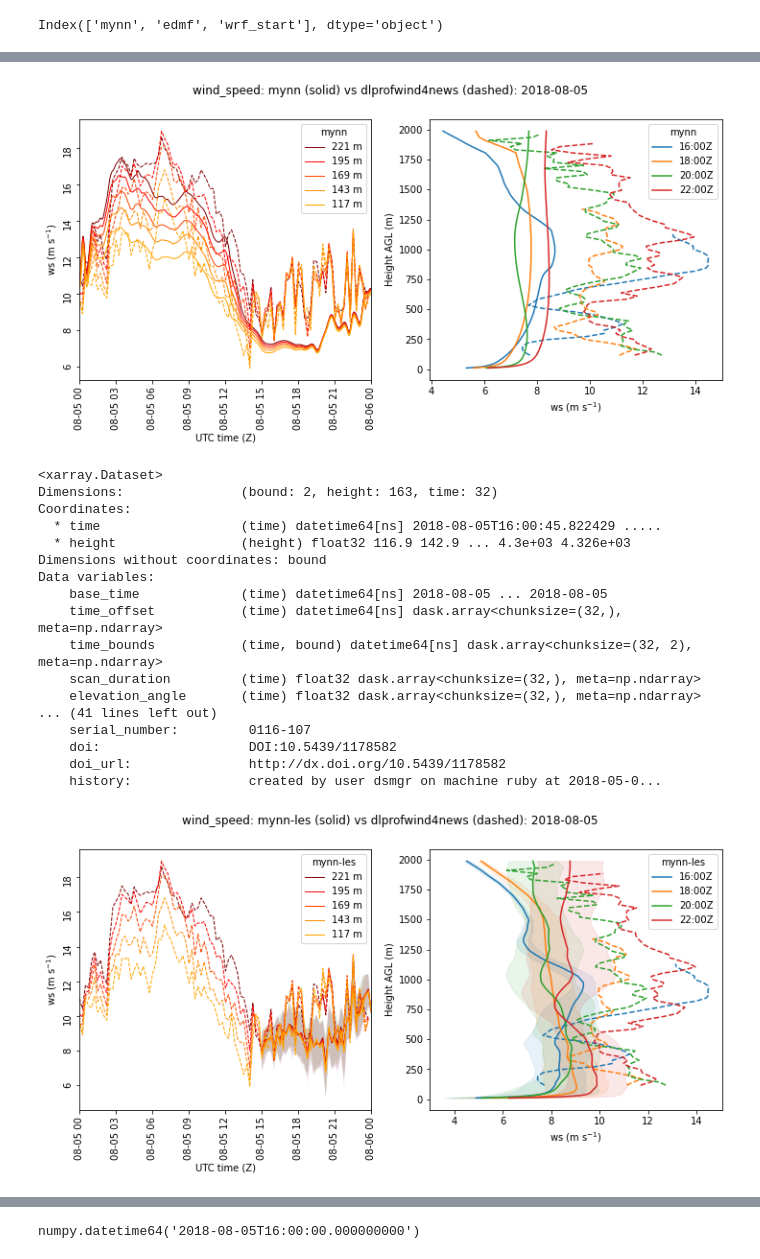
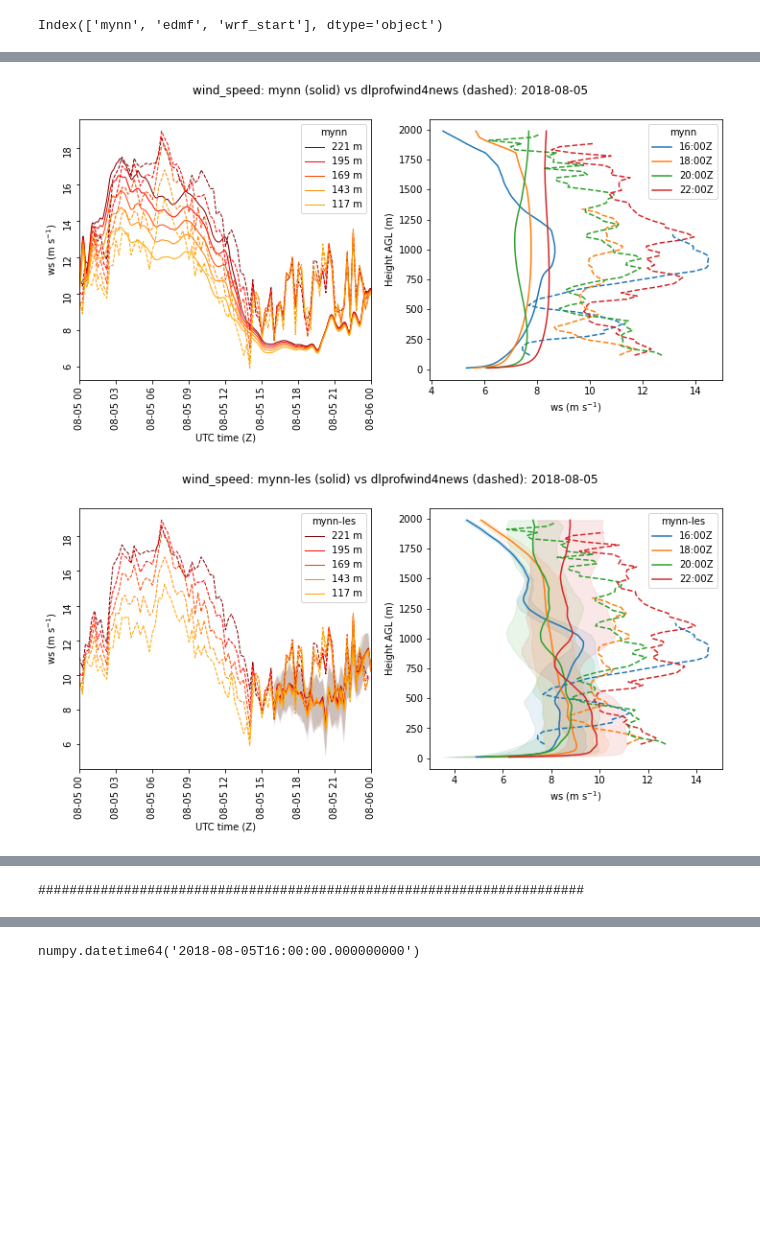
Before and after one commit to joejoeyjoseph/mmc-pnnl-j3, a Jupyter notebook: sgp/eagle/03a_read_meso_j3-les-d03-wrf_compare_uvw.ipynb, the cells around one changed output, grey strips where cells are left out. Cells and saved outputs as stored; diff of their text form; code cells hidden in the pictures; blank space fills up the shorter version.

```diff
--- a/sgp/eagle/03a_read_meso_j3-les-d03-wrf_compare_uvw.ipynb
+++ b/sgp/eagle/03a_read_meso_j3-les-d03-wrf_compare_uvw.ipynb
@@ -126,0 +163,16 @@ obs_ds, wrf_meso_ds, wrf_les_ds_mean, wrf_les_ds_std = read_wp_wrf_1day(dlprofwi
+# %%
+wrf_dict = {'mynn': wrf_meso_ds, 'mynn-les': wrf_les_ds}
+
+# get start & end time to trim time series
+time_start = np.max([wrf_meso_ds['datetime'].min().values, wrf_les_ds['datetime'].min().values,
+                     obs_ds['time'].min().values]) + les_spinup
+time_end = np.min([wrf_meso_ds['datetime'].max().values, wrf_les_ds['datetime'].max().values,
+                   obs_ds['time'].max().values])
+
+# start w/ obs
+time_freq = obs_ds.sel(time=slice(time_start, time_end))['time']
+
+wrf_les_ds_cut = wrf_les_ds.sel(datetime=slice(time_start, wrf_les_ds['datetime'].max().values))
+
+wrf_les_ds_mean = wrf_les_ds_cut.resample(datetime=les_avg_time).mean()
+wrf_les_ds_std = wrf_les_ds_cut.resample(datetime=les_avg_time).std()
@@ -164,22 +236,15 @@ def plot_wp_ts_profile(eval_date, wrf_run, wrf_ds, wp_ds, wrf_var, wp_var, var_u
 
     wrf_synctime = wrf_ds.sel(datetime=freq, method='nearest')
     wp_synctime = wp_ds.sel(time=freq, method='nearest')
-    print(wp_synctime)
 
     wrf_hgt_top_i = (wrf_synctime['height'] < profile_hgt_thres).sum().values
     wp_hgt_top_i = (wp_synctime['height'] < profile_hgt_thres).sum().values
-
-#     print(list(wp_synctime['time']))
 
     profile_lc = list(mcolors.TABLEAU_COLORS)
 
     for ind, time_i in enumerate(list(range(len(wp_synctime['time']))[0::8])):
 
-#         print(time_i)
-
-        wrf_time = wrf_synctime['time'][time_i].values.astype('datetime64[s]').tolist()
-
-#         print(wrf_time)
+        wrf_time = wrf_synctime['datetime'][time_i].values.astype('datetime64[s]').tolist()
 
         ax[1].plot(wrf_synctime[wrf_var][time_i, :wrf_hgt_top_i, 0],
                    wrf_synctime['height'][:wrf_hgt_top_i],
@@ -242,20 +279,7 @@ Data variables:
 # %%
-lev_i=0
-
-wrf_dict = {'mynn': wrf_meso_ds, 'mynn-les': wrf_les_ds_mean}
-
-# get start & end time to trim time series
-time_start = np.max([wrf_meso_ds['datetime'].min().values, wrf_les_ds_mean['datetime'].min().values,
-                     obs_ds['time'].min().values]) + les_spinup
-time_end = np.min([wrf_meso_ds['datetime'].max().values, wrf_les_ds_mean['datetime'].max().values,
-                   obs_ds['time'].max().values])
-
-# start w/ obs
-time_freq = obs_ds.sel(time=slice(time_start, time_end))['time']
-
 # refer to the most infrequent data series
 # need matching time dimension to calculate correlation, etc.
-for model in [wrf_meso_ds, wrf_les_ds_mean]:
+for model in [wrf_meso_ds, wrf_les_ds]:
 
     model_time_freq = model.sel(datetime=slice(time_start, time_end))['datetime']
 
@@ -264,6 +288,9 @@ for model in [wrf_meso_ds, wrf_les_ds_mean]:
         time_freq = model_time_freq
 
 obs_height_list = get_wp_height_list(obs_ds)
+
+# taylor diagram for the 1st height
+lev_i = 0
 
 obs_slice = obs_ds.sel(height=obs_height_list[lev_i], time=time_freq, method='nearest')
 wrf_meso_slice = wrf_meso_ds.sel(height=obs_height_list[lev_i], datetime=time_freq, method='nearest')
@@ -338,20 +349,3 @@ Data variables:
 [figure]
-<xarray.Dataset>
-Dimensions:               (bound: 2, height: 163, time: 32)
-Coordinates:
-  * time                  (time) datetime64[ns] 2018-08-05T16:00:45.822429 .....
-  * height                (height) float32 116.9 142.9 ... 4.3e+03 4.326e+03
-Dimensions without coordinates: bound
-Data variables:
-    base_time             (time) datetime64[ns] 2018-08-05 ... 2018-08-05
-    time_offset           (time) datetime64[ns] dask.array<chunksize=(32,), meta=np.ndarray>
-    time_bounds           (time, bound) datetime64[ns] dask.array<chunksize=(32, 2), meta=np.ndarray>
-    scan_duration         (time) float32 dask.array<chunksize=(32,), meta=np.ndarray>
-    elevation_angle       (time) float32 dask.array<chunksize=(32,), meta=np.ndarray>
-... (41 lines left out)
-    serial_number:         0116-107
-    doi:                   DOI:10.5439/1178582
-    doi_url:               http://dx.doi.org/10.5439/1178582
-    history:               created by user dsmgr on machine ruby at 2018-05-0...
-[figure, old version]
+[figure, new version]
 [figure]
@@ -375 +352,2 @@ Data variables:
+######################################################################
 [figure]
```
Also changed, not shown: parts of 10 cells of this notebook.
